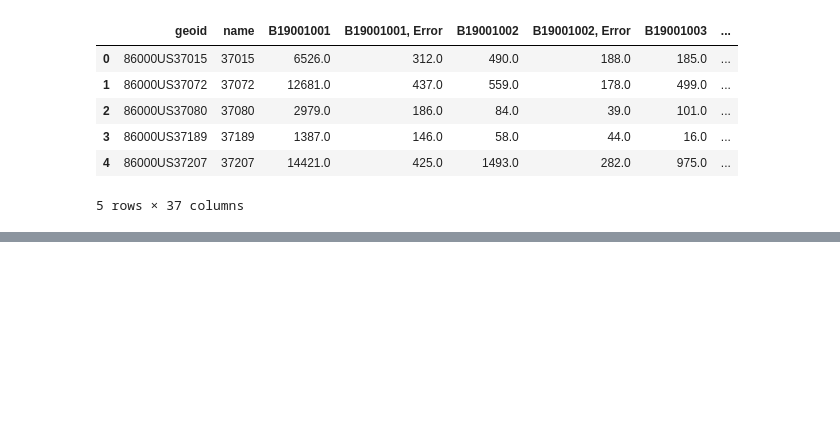
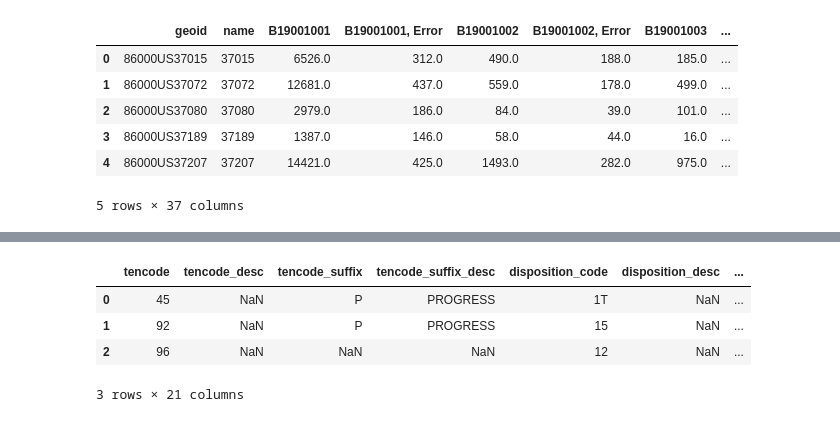
Before and after one commit to MrBardot/NSS-DDA2-metro-nashville-emergency, a Jupyter notebook: notebooks/metro-nashville-emergency-communications-snickers-hrubel.ipynb, the cells around one changed output, grey strips where cells are left out. Cells and saved outputs as stored; diff of their text form; code cells hidden in the pictures; blank space fills up the shorter version.

```diff
--- a/notebooks/metro-nashville-emergency-communications-snickers-hrubel.ipynb
+++ b/notebooks/metro-nashville-emergency-communications-snickers-hrubel.ipynb
@@ -523,0 +542,2 @@ dispatch.head(2)
+# %%
+dispatch=dispatch[dispatch['map_loc'].notna()]
@@ -523,0 +554,5 @@ dispatch.head(2)
+# %%
+dispatch['geometry'] = dispatch.apply(lambda x: Point((float(x.lng),
+                                                         float(x.lat))),
+                                        axis=1)
+dispatch.head(2)
@@ -523,0 +563,5 @@ dispatch.head(2)
+# %%
+dispatch_geo = gpd.GeoDataFrame(dispatch,
+                           crs = zipcodes.crs,
+                           geometry = dispatch['geometry'])
+type(dispatch_geo)
@@ -523,0 +570,3 @@ dispatch.head(2)
+# %%
+dispatch_zip = gpd.sjoin(dispatch_geo, zipcodes, op = 'within')
+dispatch_zip.head(2)
@@ -523,0 +578,10 @@ dispatch.head(2)
+# %%
+dispatch_zip=dispatch_zip[dispatch_zip['zip'].isin(['37207', '37072', '37189', '37218','37015','37080'])]
+dispatch_zip=dispatch_zip.reset_index(drop = True)
+dispatch_zip.head(3)
+# %% [output]
+|  | tencode | tencode_desc | tencode_suffix | tencode_suffix_desc | disposition_code | disposition_desc | ... |
+| 0 | 45 | NaN | P | PROGRESS | 1T | NaN | ... |
+| 1 | 92 | NaN | P | PROGRESS | 15 | NaN | ... |
+| 2 | 96 | NaN | NaN | NaN | 12 | NaN | ... |
+3 rows × 21 columns
```
Also changed, not shown: parts of 23 cells of this notebook, 2 other files.
